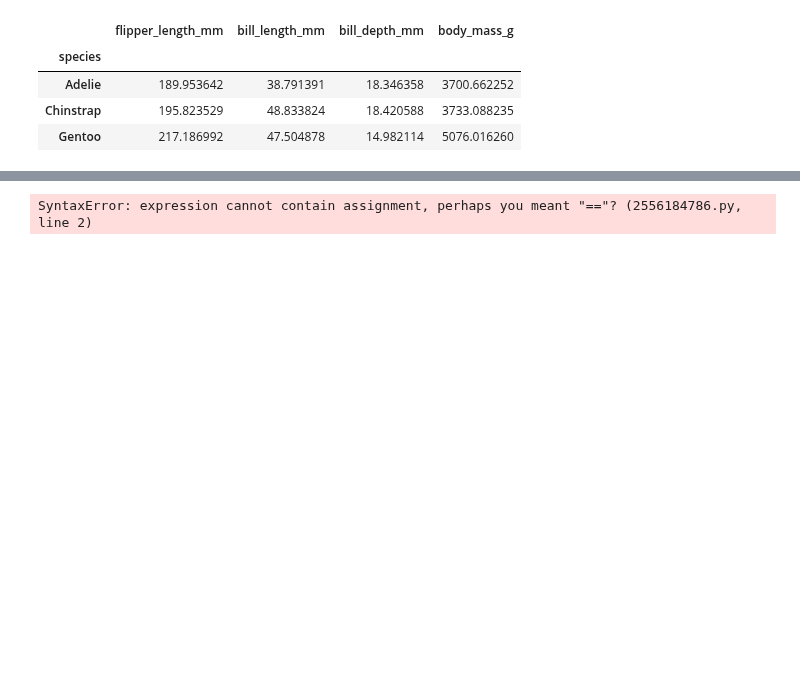
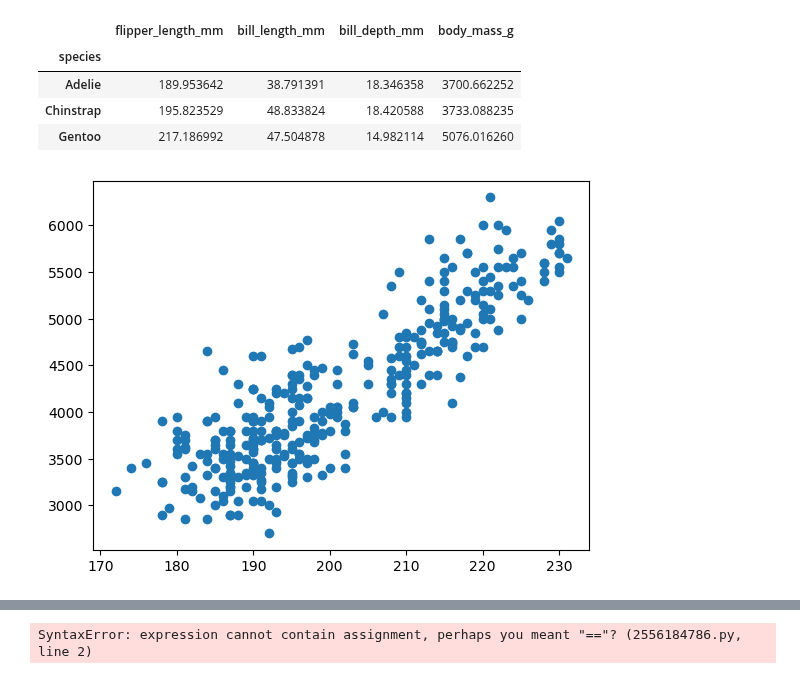
Before and after one commit to IreneKilgannon/DataAnalytics, a Jupyter notebook: penguins.ipynb, the cells around one changed output, grey strips where cells are left out. Cells and saved outputs as stored; diff of their text form; code cells hidden in the pictures; blank space fills up the shorter version.

Commit message:
added basic scatter plot

```diff
--- a/penguins.ipynb
+++ b/penguins.ipynb
@@ -358,3 +355,10 @@ df.groupby("species").agg({"flipper_length_mm": 'mean', 'bill_length_mm' : 'mean
 | Adelie | 189.953642 | 38.791391 | 18.346358 | 3700.662252 |
 | Chinstrap | 195.823529 | 48.833824 | 18.420588 | 3733.088235 |
 | Gentoo | 217.186992 | 47.504878 | 14.982114 | 5076.016260 |
+# %%
+# Simple scatter plot to get started
+
+plt.scatter(species_index['flipper_length_mm'], species_index['body_mass_g'])
+plt.show()
+# %% [output]
+[figure, added]
```
Also changed, not shown: parts of 7 cells of this notebook.
